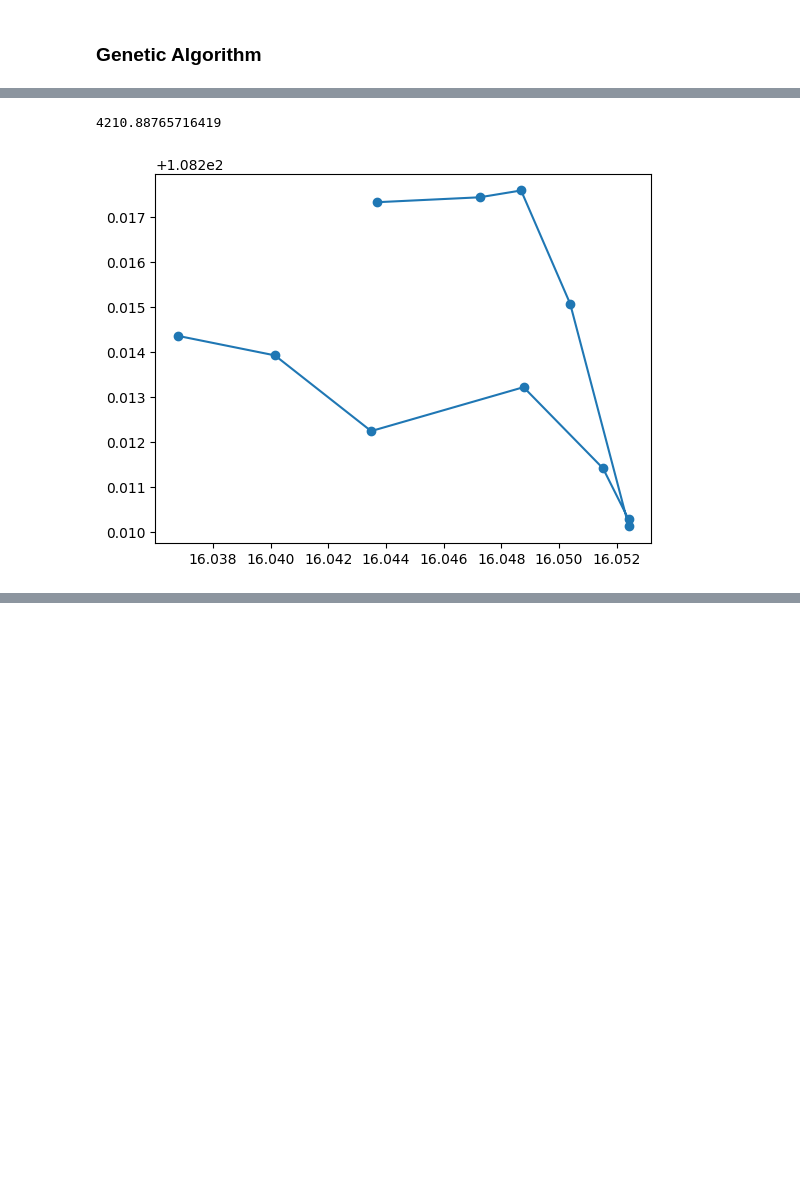
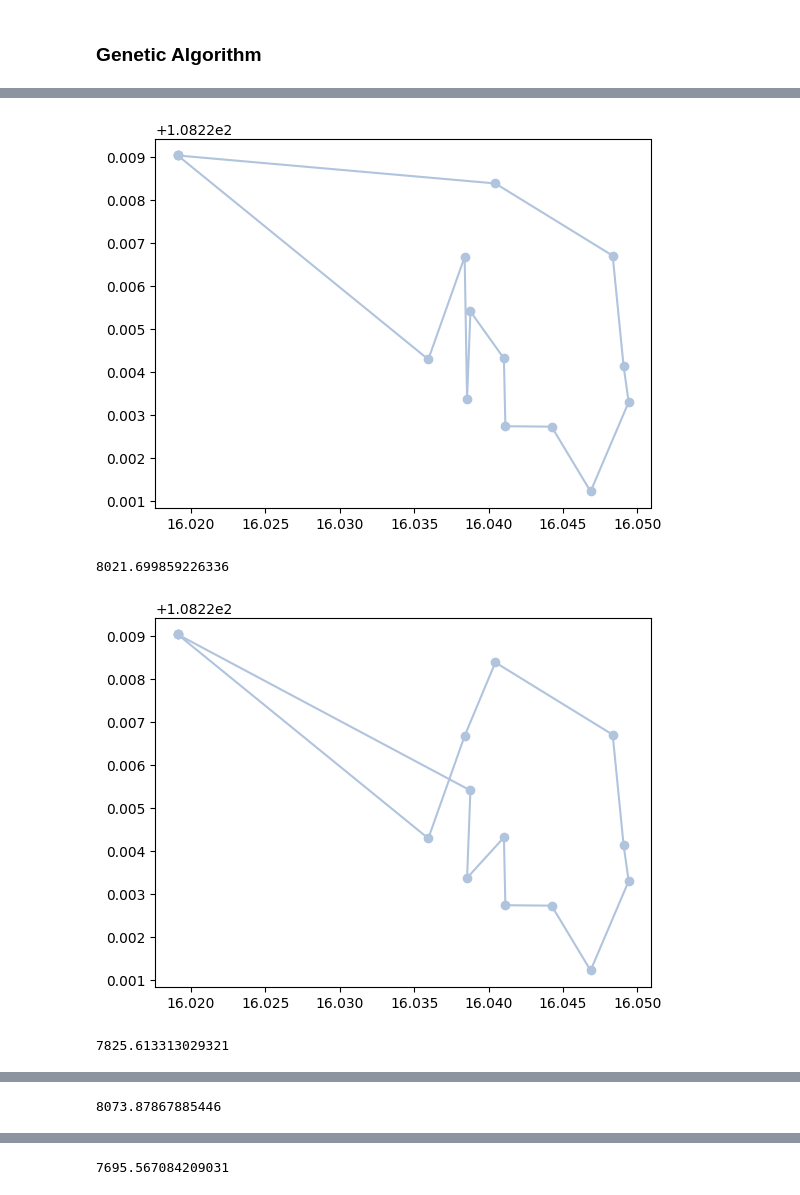
Before and after one commit to anhtuyetdut/Travel-Itinerary, a Jupyter notebook: main.ipynb, the cells around one changed output, grey strips where cells are left out. Cells and saved outputs as stored; diff of their text form; code cells hidden in the pictures; blank space fills up the shorter version.

```diff
--- a/main.ipynb
+++ b/main.ipynb
@@ -122,15 +121,11 @@ def chromosomeRepresentative(points):
     return list(range(0, length))
 # %%
 def plotData(data):
-    data.pop()
     x = [point[0] for point in data]
     y = [point[1] for point in data]
 
-    plt.plot(x, y)
+    plt.plot(x, y, **{'color': 'lightsteelblue', 'marker': 'o'})
     plt.show()
-    # x, y = zip(*data)
-
-    # plt.plot(x, y, '-o')
 # %% [markdown]
 #### Generate set of chromosome
 # %%
@@ -317,31 +379,18 @@ plotData(best_point)
 # %%
-list = [[(16.036783384151843, 108.21435304207014), (16.0434839, 108.212239), (16.0487675, 108.2132138), (16.0503829, 108.2150664), (16.0524158, 108.2101211), (16.05241, 108.2102764), (16.0515234, 108.2114104), (16.0486814, 108.217581), (16.0472421, 108.2174295), (16.0436901, 108.2173205), (16.0401447, 108.2139202), (16.036783384151843, 108.21435304207014)],
-[(16.036783384151843, 108.21435304207014), (16.0434839, 108.212239), (16.0515234, 108.2114104), (16.0524158, 108.2101211), (16.05241, 108.2102764), (16.0503829, 108.2150664), (16.0487675, 108.2132138), (16.0486814, 108.217581), (16.0472421, 108.2174295), (16.0436901, 108.2173205), (16.0401447, 108.2139202), (16.036783384151843, 108.21435304207014)],
-[(16.036783384151843, 108.21435304207014), (16.0434839, 108.212239), (16.0436901, 108.2173205), (16.0472421, 108.2174295), (16.0486814, 108.217581), (16.0503829, 108.2150664), (16.0515234, 108.2114104), (16.0524158, 108.2101211), (16.05241, 108.2102764), (16.0487675, 108.2132138), (16.0401447, 108.2139202), (16.036783384151843, 108.21435304207014)],
-[(16.036783384151843, 108.21435304207014), (16.0401447, 108.2139202), (16.0434839, 108.212239), (16.05241, 108.2102764), (16.0524158, 108.2101211), (16.0515234, 108.2114104), (16.0503829, 108.2150664), (16.0487675, 108.2132138), (16.0486814, 108.217581), (16.0472421, 108.2174295), (16.0436901, 108.2173205), (16.036783384151843, 108.21435304207014)],
-[(16.036783384151843, 108.21435304207014), (16.0401447, 108.2139202), (16.0436901, 108.2173205), (16.0472421, 108.2174295), (16.0486814, 108.217581), (16.0487675, 108.2132138), (16.0503829, 108.2150664), (16.0524158, 108.2101211), (16.05241, 108.2102764), (16.0515234, 108.2114104), (16.0434839, 108.212239), (16.036783384151843, 108.21435304207014)],
-[(16.036783384151843, 108.21435304207014), (16.0434839, 108.212239), (16.0487675, 108.2132138), (16.0515234, 108.2114104), (16.05241, 108.2102764), (16.0524158, 108.2101211), (16.0503829, 108.2150664), (16.0472421, 108.2174295), (16.0486814, 108.217581), (16.0436901, 108.2173205), (16.0401447, 108.2139202), (16.036783384151843, 108.21435304207014)],
-[(16.036783384151843, 108.21435304207014), (16.0401447, 108.2139202), (16.0434839, 108.212239), (16.0472421, 108.2174295), (16.0486814, 108.217581), (16.0503829, 108.2150664), (16.05241, 108.2102764), (16.0524158, 108.2101211), (16.0515234, 108.2114104), (16.0487675, 108.2132138), (16.0436901, 108.2173205), (16.036783384151843, 108.21435304207014)],
-[(16.036783384151843, 108.21435304207014), (16.0436901, 108.2173205), (16.0486814, 108.217581), (16.0472421, 108.2174295), (16.0503829, 108.2150664), (16.0524158, 108.2101211), (16.0515234, 108.2114104), (16.05241, 108.2102764), (16.0487675, 108.2132138), (16.0434839, 108.212239), (16.0401447, 108.2139202), (16.036783384151843, 108.21435304207014)],
-[(16.036783384151843, 108.21435304207014), (16.0436901, 108.2173205), (16.0486814, 108.217581), (16.0472421, 108.2174295), (16.0487675, 108.2132138), (16.05241, 108.2102764), (16.0524158, 108.2101211), (16.0515234, 108.2114104), (16.0503829, 108.2150664), (16.0434839, 108.212239), (16.0401447, 108.2139202), (16.036783384151843, 108.21435304207014)],
-[(16.036783384151843, 108.21435304207014), (16.0401447, 108.2139202), (16.0434839, 108.212239), (16.0515234, 108.2114104), (16.05241, 108.2102764), (16.0524158, 108.2101211), (16.0503829, 108.2150664), (16.0487675, 108.2132138), (16.0486814, 108.217581), (16.0472421, 108.2174295), (16.0436901, 108.2173205), (16.036783384151843, 108.21435304207014)],
-[(16.036783384151843, 108.21435304207014), (16.0401447, 108.2139202), (16.0434839, 108.212239), (16.0487675, 108.2132138), (16.0515234, 108.2114104), (16.05241, 108.2102764), (16.0524158, 108.2101211), (16.0503829, 108.2150664), (16.0486814, 108.217581), (16.0472421, 108.2174295), (16.0436901, 108.2173205), (16.036783384151843, 108.21435304207014)],
-[(16.036783384151843, 108.21435304207014), (16.0434839, 108.212239), (16.0524158, 108.2101211), (16.05241, 108.2102764), (16.0515234, 108.2114104), (16.0503829, 108.2150664), (16.0487675, 108.2132138), (16.0472421, 108.2174295), (16.0486814, 108.217581), (16.0436901, 108.2173205), (16.0401447, 108.2139202), (16.036783384151843, 108.21435304207014)],
-[(16.036783384151843, 108.21435304207014), (16.0401447, 108.2139202), (16.0487675, 108.2132138), (16.0524158, 108.2101211), (16.05241, 108.2102764), (16.0515234, 108.2114104), (16.0503829, 108.2150664), (16.0486814, 108.217581), (16.0472421, 108.2174295), (16.0436901, 108.2173205), (16.0434839, 108.212239), (16.036783384151843, 108.21435304207014)],
-[(16.036783384151843, 108.21435304207014), (16.0401447, 108.2139202), (16.0436901, 108.2173205), (16.0486814, 108.217581), (16.0472421, 108.2174295), (16.0503829, 108.2150664), (16.0487675, 108.2132138), (16.0515234, 108.2114104), (16.0524158, 108.2101211), (16.05241, 108.2102764), (16.0434839, 108.212239), (16.036783384151843, 108.21435304207014)],
-[(16.036783384151843, 108.21435304207014), (16.0401447, 108.2139202), (16.0436901, 108.2173205), (16.0486814, 108.217581), (16.0472421, 108.2174295), (16.0503829, 108.2150664), (16.0487675, 108.2132138), (16.0515234, 108.2114104), (16.0524158, 108.2101211), (16.05241, 108.2102764), (16.0434839, 108.212239), (16.036783384151843, 108.21435304207014)]]
-
-min = float('inf')
-index = 0
-i = 0
-for item in list:
-    d = calDistance(item)
-    if d < min:
-        min = d
-        index = i
-    i += 1
-plotData(list[index])
-print(min)
+data1 = [(16.019110655988168, 108.22903420822459), (16.0404534, 108.2283843), (16.0483415, 108.2267041), (16.0490718, 108.2241468), (16.049417, 108.2233), (16.046858, 108.2212214), (16.0442346, 108.2227286), (16.0411297, 108.2227389), (16.0410321, 108.2243161), (16.0387805, 108.2254072), (16.0385547, 108.2233731), (16.0383924, 108.2266751), (16.0359504, 108.2242925), (16.019110655988168, 108.22903420822459), (16.019110655988168, 108.22903420822459)]
+plotData(data1)
+print(calDistance(data1))
+data2 = [(16.019110655988168, 108.22903420822459), (16.0387805, 108.2254072), (16.0385547, 108.2233731), (16.0410321, 108.2243161), (16.0411297, 108.2227389), (16.0442346, 108.2227286), (16.046858, 108.2212214), (16.049417, 108.2233), (16.0490718, 108.2241468), (16.0483415, 108.2267041), (16.0404534, 108.2283843), (16.0383924, 108.2266751), (16.0359504, 108.2242925), (16.019110655988168, 108.22903420822459), (16.019110655988168, 108.22903420822459)]
+plotData(data2)
+print(calDistance(data2))
+data3 = [(16.019110655988168, 108.22903420822459), (16.0385547, 108.2233731), (16.0411297, 108.2227389), (16.0442346, 108.2227286), (16.046858, 108.2212214), (16.049417, 108.2233), (16.0490718, 108.2241468), (16.0483415, 108.2267041), (16.0404534, 108.2283843), (16.0383924, 108.2266751), (16.0387805, 108.2254072), (16.0410321, 108.2243161), (16.0359504, 108.2242925), (16.019110655988168, 108.22903420822459), (16.019110655988168, 108.22903420822459)]
+plotData(data3)
+print(calDistance(data3))
+data4 = [(16.019110655988168, 108.22903420822459), (16.0383924, 108.2266751), (16.0387805, 108.2254072), (16.0404534, 108.2283843), (16.0483415, 108.2267041), (16.0490718, 108.2241468), (16.049417, 108.2233), (16.046858, 108.2212214), (16.0442346, 108.2227286), (16.0411297, 108.2227389), (16.0410321, 108.2243161), (16.0385547, 108.2233731), (16.0359504, 108.2242925), (16.019110655988168, 108.22903420822459), (16.019110655988168, 108.22903420822459)]
+plotData(data4)
+print(calDistance(data4))
 # %% [output]
+[figure, new version]
-4210.88765716419
+8021.699859226336
-[figure, old version]
+[figure, added]
+7825.613313029321
@@ -347,0 +398 @@ print(min)
+8073.87867885446
@@ -347,0 +400 @@ print(min)
+7695.567084209031
```
Also changed, not shown: parts of 19 cells of this notebook.
